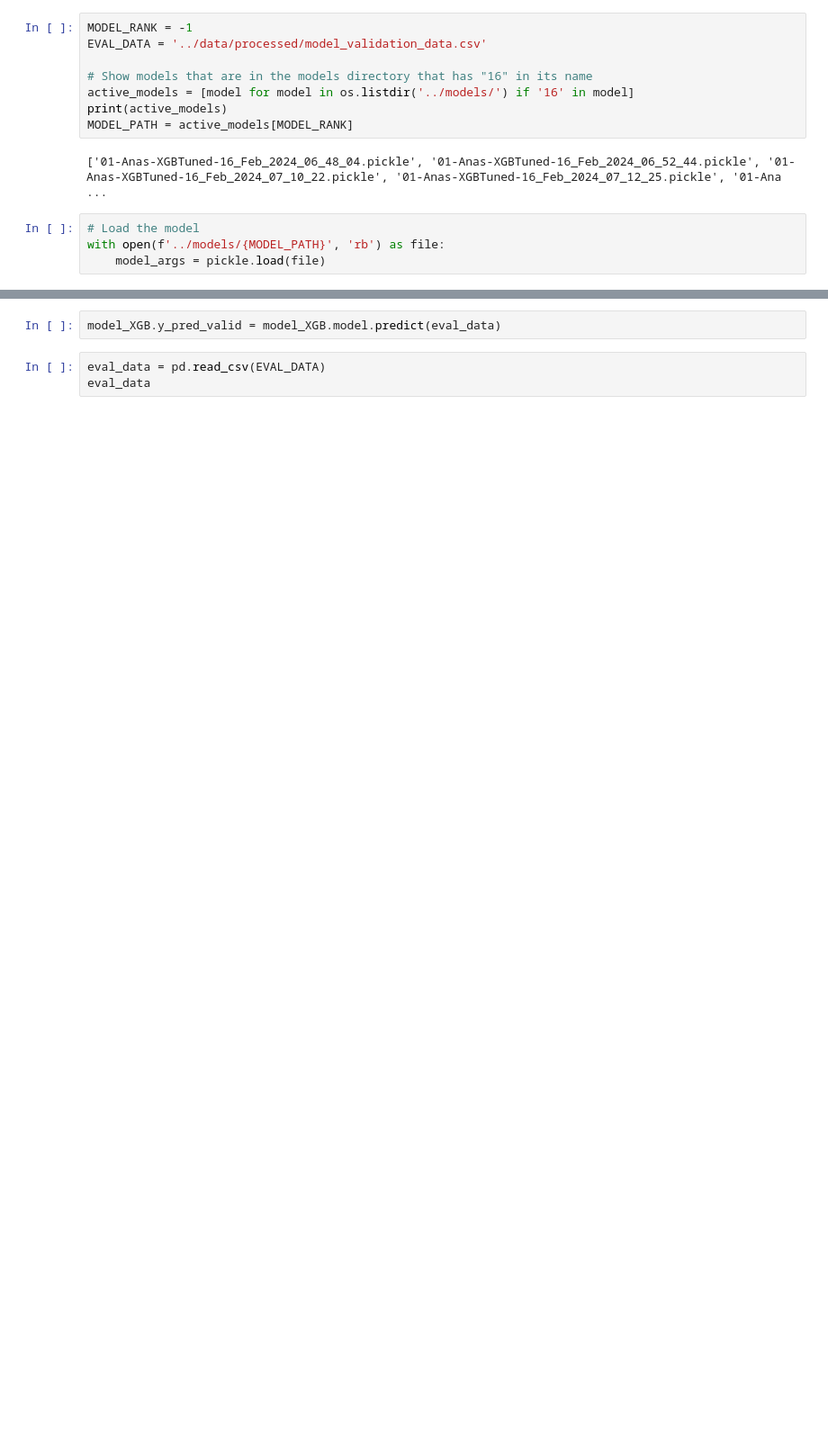
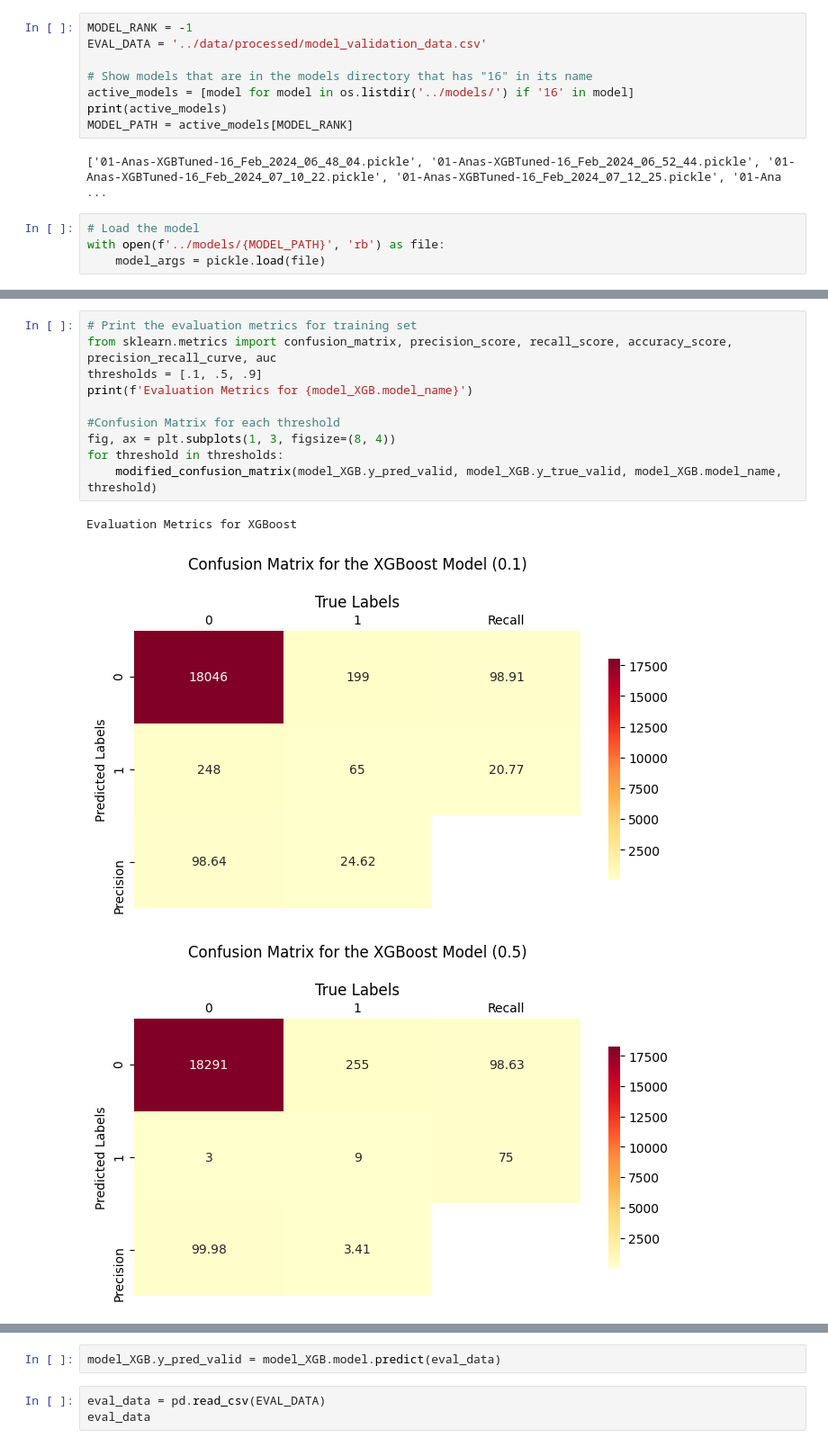
Before and after one commit to MrAnasAbid/Fraud_Detection, a Jupyter notebook: fraud_detection/notebooks/1.0-Anas-Evaluation.ipynb, the cells around one changed output, grey strips where cells are left out. Shown at 90% size. Saved outputs shown, nothing was run; the diff lists cells and outputs as text; blank space fills up the shorter version.

```diff
--- a/fraud_detection/notebooks/1.0-Anas-Evaluation.ipynb
+++ b/fraud_detection/notebooks/1.0-Anas-Evaluation.ipynb
@@ -62,0 +136,14 @@ if model_XGB.prediction_matrix_type == 'xgb.DMatrix':
+# %%
+# Print the evaluation metrics for training set
+from sklearn.metrics import confusion_matrix, precision_score, recall_score, accuracy_score, precision_recall_curve, auc
+thresholds = [.1, .5, .9]
+print(f'Evaluation Metrics for {model_XGB.model_name}')
+
+#Confusion Matrix for each threshold
+fig, ax = plt.subplots(1, 3, figsize=(8, 4))
+for threshold in thresholds:
+    modified_confusion_matrix(model_XGB.y_pred_valid, model_XGB.y_true_valid, model_XGB.model_name, threshold)
+# %% [output]
+Evaluation Metrics for XGBoost
+[figure, added]
+[figure, added]
```
Also changed, not shown: parts of 4 cells of this notebook, 2 other files.
